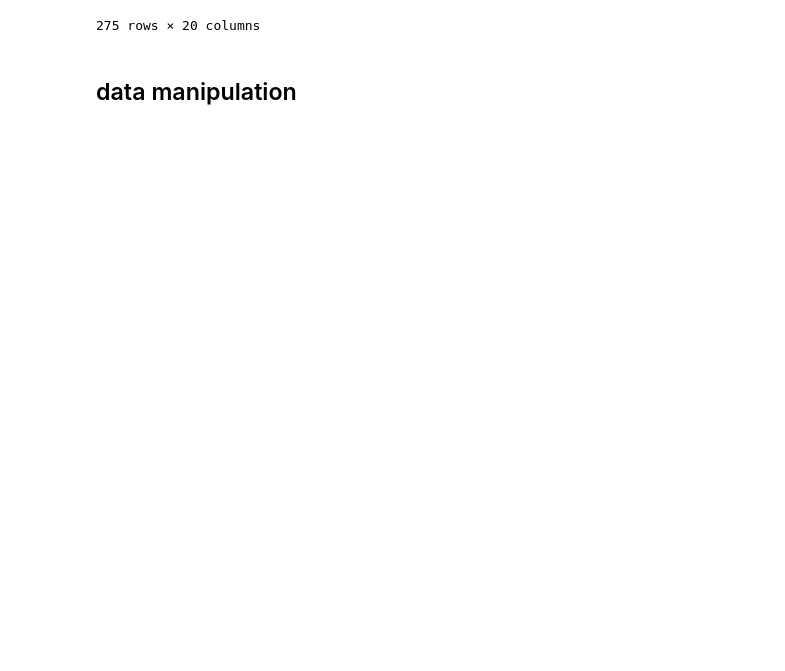
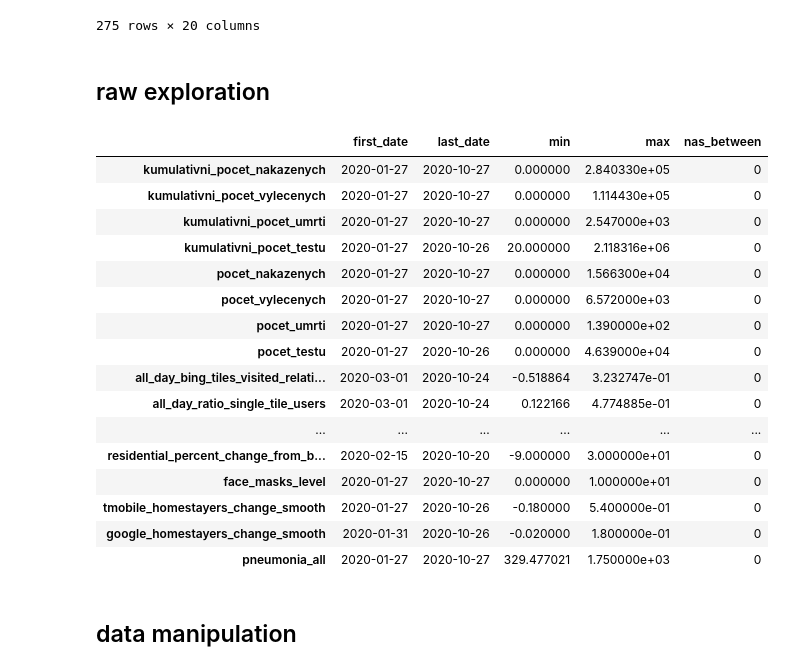
Before and after one commit to vojtechherrmann/2020EpidemiologicModelCZ, a Jupyter notebook: data/Data Prep.ipynb, the cells around one changed output. Drawn from its saved outputs; the diff is of its cells as text; code cells hidden in the pictures; blank space fills up the shorter version.

Commit message:
added missing 4values Tmobile, exploration

```diff
--- a/data/Data Prep.ipynb
+++ b/data/Data Prep.ipynb
@@ -339,5 +339,48 @@ data_final
 | 2020-10-26 | 268370 | 111301 | 2449 | 2118316.0 | ... |
 | 2020-10-27 | 284033 | 111443 | 2547 | NaN | ... |
 275 rows × 20 columns
+# %% [markdown]
+## raw exploration
+# %%
+E = pd.DataFrame([], index = preds)
+E['first_date'] = date(1970, 1, 1)
+E['last_date'] = date(1970, 1, 1)
+E['min'] = np.nan
+E['max'] = np.nan
+E['nas_between'] = -1
+
+for p in preds:
+    df_nn = data_final[~data_final[p].isna()][p]
+    fi = df_nn.index.values[0]
+    li = df_nn.index.values[-1]
+    s = data_final.loc[fi:li][p]
+
+    i = list(E.index).index(p)
+
+    E.iloc[i, E.columns.get_loc('first_date')] = pd.Timestamp(fi).date()
+    E.iloc[i, E.columns.get_loc('last_date')] = pd.Timestamp(li).date()
+    E.iloc[i, E.columns.get_loc('nas_between')] = s.isna().sum()
+    E.iloc[i, E.columns.get_loc('min')] = s.min()
+    E.iloc[i, E.columns.get_loc('max')] = s.max()
+
+E
+# %% [output]
+|  | first_date | last_date | min | max | nas_between |
+| kumulativni_pocet_nakazenych | 2020-01-27 | 2020-10-27 | 0.000000 | 2.840330e+05 | 0 |
+| kumulativni_pocet_vylecenych | 2020-01-27 | 2020-10-27 | 0.000000 | 1.114430e+05 | 0 |
+| kumulativni_pocet_umrti | 2020-01-27 | 2020-10-27 | 0.000000 | 2.547000e+03 | 0 |
+| kumulativni_pocet_testu | 2020-01-27 | 2020-10-26 | 20.000000 | 2.118316e+06 | 0 |
+| pocet_nakazenych | 2020-01-27 | 2020-10-27 | 0.000000 | 1.566300e+04 | 0 |
+| pocet_vylecenych | 2020-01-27 | 2020-10-27 | 0.000000 | 6.572000e+03 | 0 |
+| pocet_umrti | 2020-01-27 | 2020-10-27 | 0.000000 | 1.390000e+02 | 0 |
+| pocet_testu | 2020-01-27 | 2020-10-26 | 0.000000 | 4.639000e+04 | 0 |
+| all_day_bing_tiles_visited_relati... | 2020-03-01 | 2020-10-24 | -0.518864 | 3.232747e-01 | 0 |
+| all_day_ratio_single_tile_users | 2020-03-01 | 2020-10-24 | 0.122166 | 4.774885e-01 | 0 |
+| ... | ... | ... | ... | ... | ... |
+| residential_percent_change_from_b... | 2020-02-15 | 2020-10-20 | -9.000000 | 3.000000e+01 | 0 |
+| face_masks_level | 2020-01-27 | 2020-10-27 | 0.000000 | 1.000000e+01 | 0 |
+| tmobile_homestayers_change_smooth | 2020-01-27 | 2020-10-26 | -0.180000 | 5.400000e-01 | 0 |
+| google_homestayers_change_smooth | 2020-01-31 | 2020-10-26 | -0.020000 | 1.800000e-01 | 0 |
+| pneumonia_all | 2020-01-27 | 2020-10-27 | 329.477021 | 1.750000e+03 | 0 |
 # %% [markdown]
 ## data manipulation
```
Also changed, not shown: parts of 1 cell of this notebook, 1 other file.
